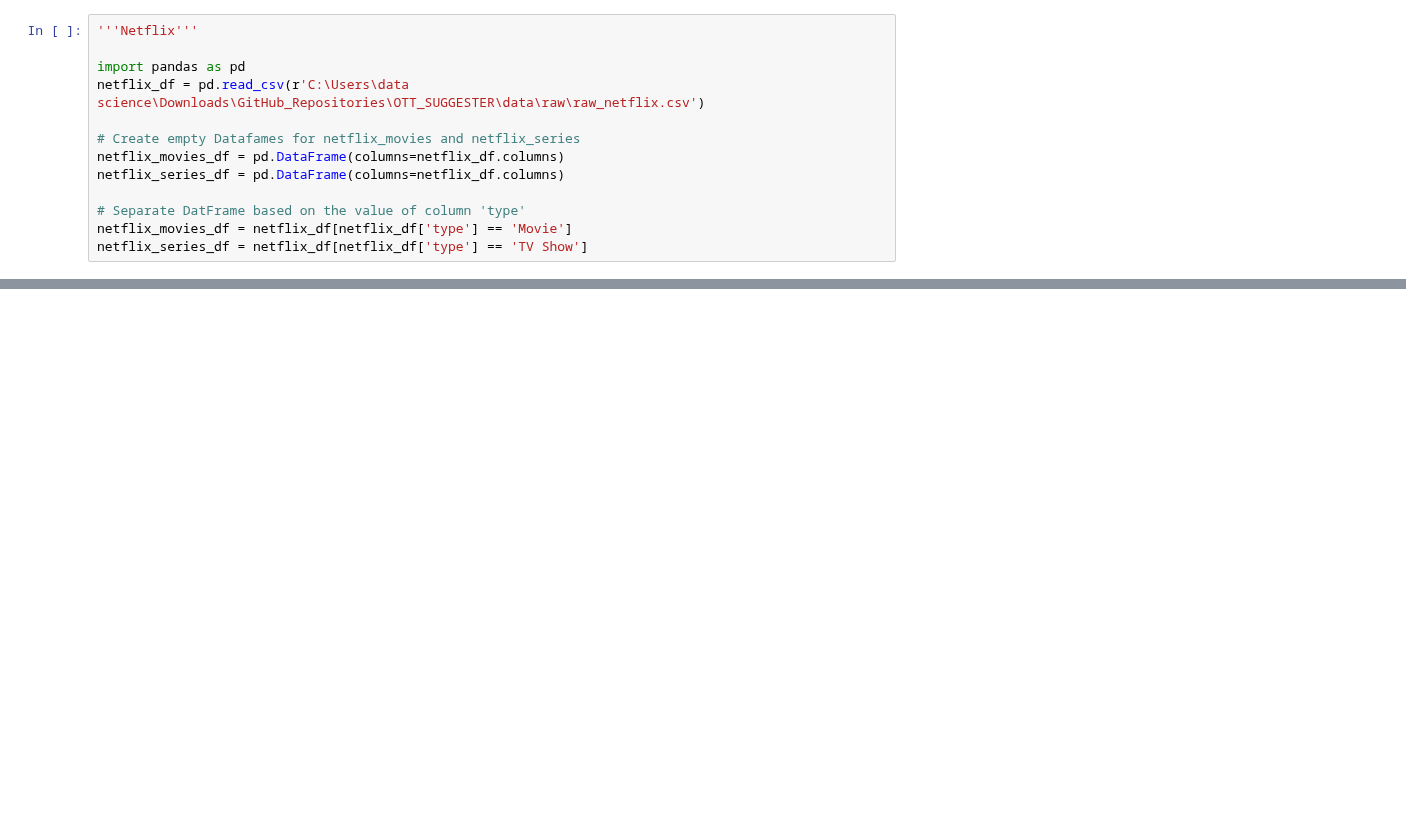
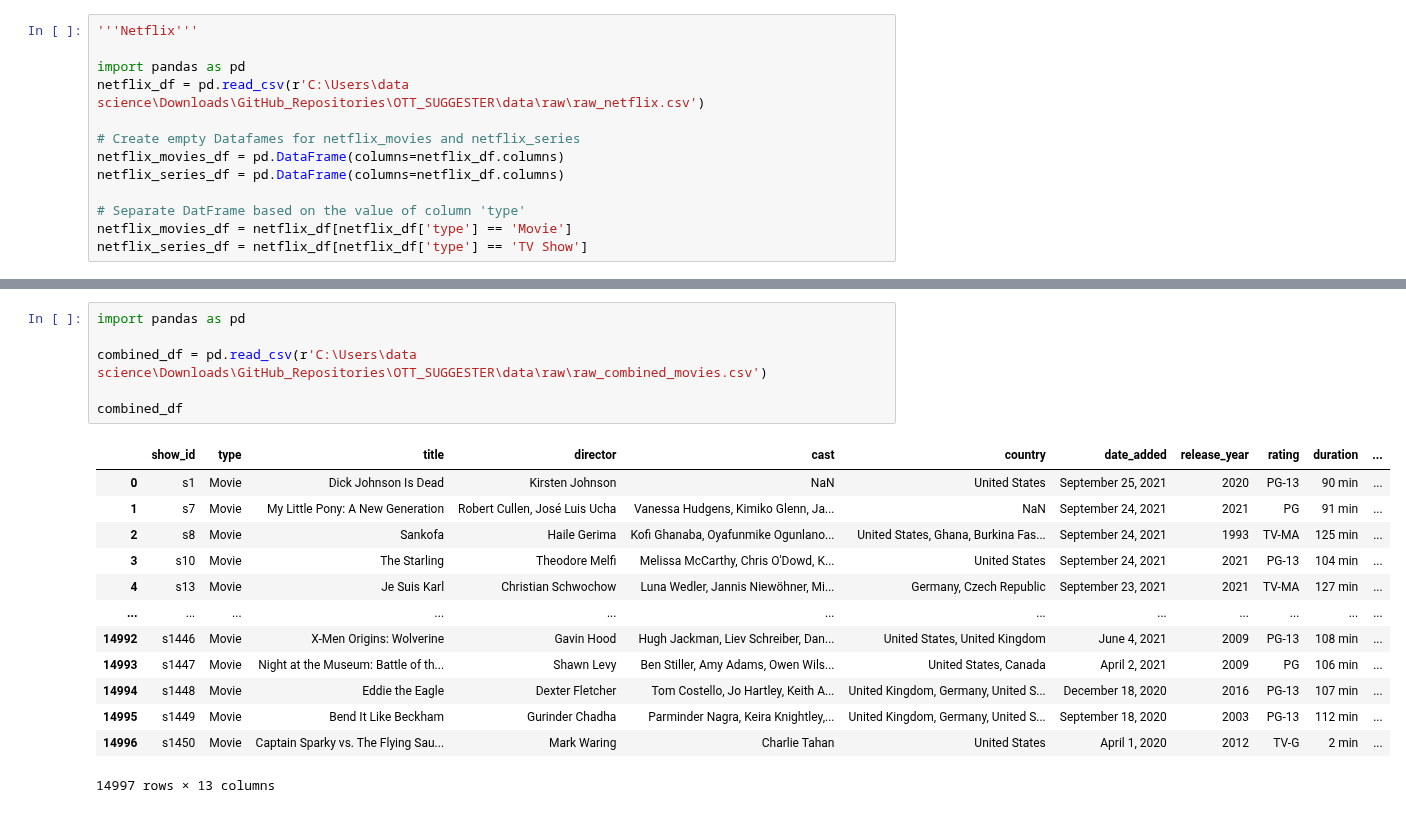
Before and after one commit to ulquyorra-11/Cinemalytics, a Jupyter notebook: notebooks/Uzair's Notebooks/dataset_segmentation_uzair.ipynb, the cells around one changed output, grey strips where cells are left out. Saved outputs shown, nothing was run; the diff lists cells and outputs as text; blank space fills up the shorter version.

```diff
--- a/notebooks/Uzair's Notebooks/dataset_segmentation_uzair.ipynb
+++ b/notebooks/Uzair's Notebooks/dataset_segmentation_uzair.ipynb
@@ -86,0 +129,20 @@ raw_combined_series.to_csv(r'C:\Users\data science\Downloads\GitHub_Repositories
+# %%
+import pandas as pd
+
+combined_df = pd.read_csv(r'C:\Users\data science\Downloads\GitHub_Repositories\OTT_SUGGESTER\data\raw\raw_combined_movies.csv')
+
+combined_df
+# %% [output]
+|  | show_id | type | title | director | cast | country | date_added | release_year | rating | duration | ... |
+| 0 | s1 | Movie | Dick Johnson Is Dead | Kirsten Johnson | NaN | United States | September 25, 2021 | 2020 | PG-13 | 90 min | ... |
+| 1 | s7 | Movie | My Little Pony: A New Generation | Robert Cullen, José Luis Ucha | Vanessa Hudgens, Kimiko Glenn, Ja... | NaN | September 24, 2021 | 2021 | PG | 91 min | ... |
+| 2 | s8 | Movie | Sankofa | Haile Gerima | Kofi Ghanaba, Oyafunmike Ogunlano... | United States, Ghana, Burkina Fas... | September 24, 2021 | 1993 | TV-MA | 125 min | ... |
+| 3 | s10 | Movie | The Starling | Theodore Melfi | Melissa McCarthy, Chris O'Dowd, K... | United States | September 24, 2021 | 2021 | PG-13 | 104 min | ... |
+| 4 | s13 | Movie | Je Suis Karl | Christian Schwochow | Luna Wedler, Jannis Niewöhner, Mi... | Germany, Czech Republic | September 23, 2021 | 2021 | TV-MA | 127 min | ... |
+| ... | ... | ... | ... | ... | ... | ... | ... | ... | ... | ... | ... |
+| 14992 | s1446 | Movie | X-Men Origins: Wolverine | Gavin Hood | Hugh Jackman, Liev Schreiber, Dan... | United States, United Kingdom | June 4, 2021 | 2009 | PG-13 | 108 min | ... |
+| 14993 | s1447 | Movie | Night at the Museum: Battle of th... | Shawn Levy | Ben Stiller, Amy Adams, Owen Wils... | United States, Canada | April 2, 2021 | 2009 | PG | 106 min | ... |
+| 14994 | s1448 | Movie | Eddie the Eagle | Dexter Fletcher | Tom Costello, Jo Hartley, Keith A... | United Kingdom, Germany, United S... | December 18, 2020 | 2016 | PG-13 | 107 min | ... |
+| 14995 | s1449 | Movie | Bend It Like Beckham | Gurinder Chadha | Parminder Nagra, Keira Knightley,... | United Kingdom, Germany, United S... | September 18, 2020 | 2003 | PG-13 | 112 min | ... |
+| 14996 | s1450 | Movie | Captain Sparky vs. The Flying Sau... | Mark Waring | Charlie Tahan | United States | April 1, 2020 | 2012 | TV-G | 2 min | ... |
+14997 rows × 13 columns
```
Also changed, not shown: parts of 3 cells of this notebook, 1 other file.
